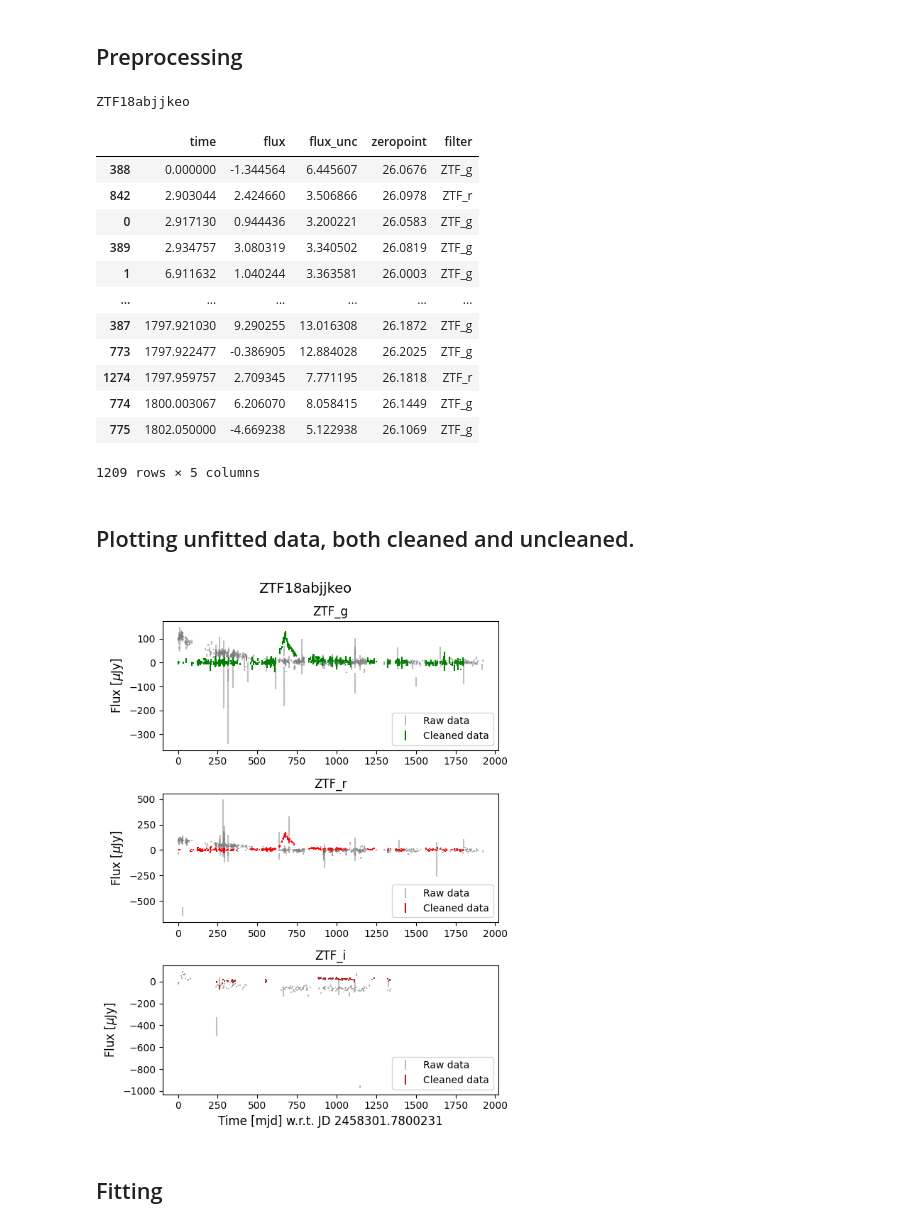
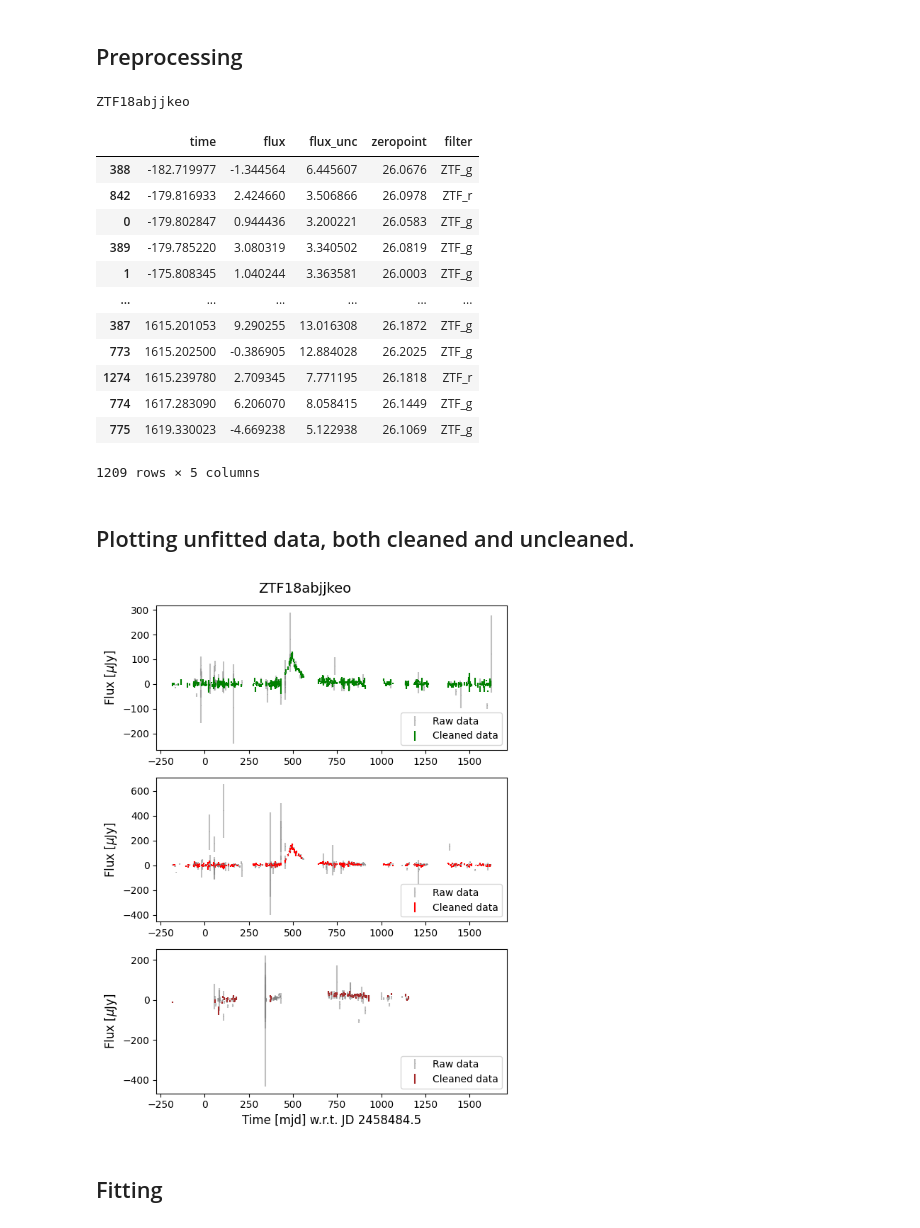
Before and after one commit to TimvdVuurst/FRP_TimvdVuurst, a Jupyter notebook: forced_photometry_2.ipynb, the cells around one changed output. Saved outputs shown, nothing was run; the diff lists cells and outputs as text; code cells hidden in the pictures.

```diff
--- a/forced_photometry_2.ipynb
+++ b/forced_photometry_2.ipynb
@@ -61,7 +61,8 @@ def preprocess_clean_data(datapath):
     err = np.clip(err,0.01*flux,np.inf) # clip the errors to be at least 1% of the flux
     data['flux'] = flux.values
     data['flux_unc'] = err.values
-    time_zeropoint = np.min(data['time'][no_i_mask]) #find the zeropoint for time to be used here
+    # time_zeropoint = np.min(data['time'][no_i_mask]) #find the zeropoint for time to be used here
+    time_zeropoint = 2458484.5 #JD of 01-01-2019 @ 00:00:00.000
     time_mjd = data['time'] - time_zeropoint
     data['time'] = time_mjd.values #transform time column
 
@@ -76,29 +77,30 @@ testdata
 # %% [output]
 ZTF18abjjkeo
 |  | time | flux | flux_unc | zeropoint | filter |
-| 388 | 0.000000 | -1.344564 | 6.445607 | 26.0676 | ZTF_g |
-| 842 | 2.903044 | 2.424660 | 3.506866 | 26.0978 | ZTF_r |
-| 0 | 2.917130 | 0.944436 | 3.200221 | 26.0583 | ZTF_g |
-| 389 | 2.934757 | 3.080319 | 3.340502 | 26.0819 | ZTF_g |
-| 1 | 6.911632 | 1.040244 | 3.363581 | 26.0003 | ZTF_g |
+| 388 | -182.719977 | -1.344564 | 6.445607 | 26.0676 | ZTF_g |
+| 842 | -179.816933 | 2.424660 | 3.506866 | 26.0978 | ZTF_r |
+| 0 | -179.802847 | 0.944436 | 3.200221 | 26.0583 | ZTF_g |
+| 389 | -179.785220 | 3.080319 | 3.340502 | 26.0819 | ZTF_g |
+| 1 | -175.808345 | 1.040244 | 3.363581 | 26.0003 | ZTF_g |
 | ... | ... | ... | ... | ... | ... |
-| 387 | 1797.921030 | 9.290255 | 13.016308 | 26.1872 | ZTF_g |
-| 773 | 1797.922477 | -0.386905 | 12.884028 | 26.2025 | ZTF_g |
-| 1274 | 1797.959757 | 2.709345 | 7.771195 | 26.1818 | ZTF_r |
-| 774 | 1800.003067 | 6.206070 | 8.058415 | 26.1449 | ZTF_g |
-| 775 | 1802.050000 | -4.669238 | 5.122938 | 26.1069 | ZTF_g |
+| 387 | 1615.201053 | 9.290255 | 13.016308 | 26.1872 | ZTF_g |
+| 773 | 1615.202500 | -0.386905 | 12.884028 | 26.2025 | ZTF_g |
+| 1274 | 1615.239780 | 2.709345 | 7.771195 | 26.1818 | ZTF_r |
+| 774 | 1617.283090 | 6.206070 | 8.058415 | 26.1449 | ZTF_g |
+| 775 | 1619.330023 | -4.669238 | 5.122938 | 26.1069 | ZTF_g |
 1209 rows × 5 columns
 # %% [markdown]
 ## Plotting unfitted data, both cleaned and uncleaned.
 # %%
-testpath_unclean = r'C:\Users\timvd\Documents\Uni 2023-2024\First Research Project\Data\Sjoert_Flares\ZTF18aajupnt\batchfp_req0000338755_lc.txt'
+testpath_unclean = r'C:\Users\timvd\Documents\Uni 2023-2024\First Research Project\Data\Sjoert_Flares\ZTF18abjjkeo\batchfp_req0000338730_lc.txt'
 
 def load_unclean_data(path):
     columns = ['sindex', 'field', 'ccdid', 'qid', 'filter', 'pid', 'infobitssci', 'sciinpseeing', 'scibckgnd', 'scisigpix', 'zpmaginpsci', 'zpmaginpsciunc', 'zpmaginpscirms', 'clrcoeff', 'clrcoeffunc', 'ncalmatches', 'exptime', 'adpctdif1', 'adpctdif2', 'diffmaglim', 'zpdiff', 'programid', 'jd', 'rfid', 'forcediffimflux', 'forcediffimfluxunc', 'forcediffimsnr', 'forcediffimchisq', 'forcediffimfluxap', 'forcediffimfluxuncap', 'forcediffimsnrap', 'aperturecorr', 'dnearestrefsrc', 'nearestrefmag', 'nearestrefmagunc', 'nearestrefchi', 'nearestrefsharp', 'refjdstart', 'refjdend', 'procstatus']
     dtypes = [(columns[x],float) for x in range(len(columns))]
     dtypes[4] = ('filter',r'U8')
     data = pd.DataFrame(np.genfromtxt(path,skip_header=53,dtype=dtypes))
-    data['jd'] = data['jd'] - time_zeropoint
+    altered_time = data['jd'] - time_zeropoint
+    data['jd'] = altered_time.values
     return data
 
 testdata_unclean = load_unclean_data(testpath_unclean)
@@ -112,35 +114,35 @@ def plot_clean_unclean_data(clean_data,unclean_data):
     raw_flux,raw_err,raw_time = raw_flux,raw_err,raw_time
 
     clean_filtermasks = [(clean_data['filter'] == 'ZTF_g'), (clean_data['filter'] == 'ZTF_r'), (clean_data['filter'] == 'ZTF_i')]
     raw_filtersmasks = [(unclean_data['filter'] == 'ZTF_g'), (unclean_data['filter'] == 'ZTF_r'), (unclean_data['filter'] == 'ZTF_i')]
     colors = ['green','red','brown']
     names = ['ZTF_g','ZTF_r','ZTF_i']
 
     fig,axes = plt.subplots(nrows=3,sharex=True,figsize=(6,8))
     plt.suptitle(ztf_name,fontsize=14)
     axes[0].xaxis.set_tick_params(which='both', labelbottom=True)
     axes[1].xaxis.set_tick_params(which='both', labelbottom=True)
     for i,ax in enumerate(axes):
-        ax.set_title(names[i])
+        # ax.set_title(names[i])
         ax.errorbar(raw_time[raw_filtersmasks[i]],raw_flux[raw_filtersmasks[i]],raw_err[raw_filtersmasks[i]],fmt=',',alpha=0.5,c='gray',label='Raw data')
         ax.errorbar(clean_time[clean_filtermasks[i]],clean_flux[clean_filtermasks[i]],clean_err[clean_filtermasks[i]],fmt=',',c=colors[i],label='Cleaned data')
         ax.legend(loc='lower right')
         ax.set_ylabel(r'Flux [$\mu$Jy]',fontsize=12)
 
     plt.xlabel(f'Time [mjd] w.r.t. JD {time_zeropoint}',fontsize=12)
     fig.tight_layout()
     plt.show()
 
 plot_clean_unclean_data(testdata_full,testdata_unclean)
 
 # time_unclean, flux_unclean, err_unclean,zeropoint_unclean = testdata_unclean['jd'].values - time_zeropoint, testdata_unclean['forcediffimflux'].values, testdata_unclean['forcediffimfluxunc'].values,testdata_unclean['zpdiff'].values
 # zp_unclean = sjoert.stellar.mag2flux(zeropoint_unclean)
 # flux_unclean = zp_unclean * flux_unclean * 1e6
 # err_unclean = zp_unclean * err_unclean * 1e6
 # wrong_err_mask = (err_unclean > 0)
 # unclean_green_mask, unclean_red_mask,unclean_i_mask = (testdata_full['filter'] == 'ZTF_g'), (testdata_full['filter'] == 'ZTF_r'), (testdata_full['filter'] == 'ZTF_i')
 # %% [output]
-[figure, old version]
+[figure, new version]
 # %% [markdown]
 ## Fitting
 # %% [markdown]
```
Also changed, not shown: parts of 12 cells of this notebook, 1 other file.
